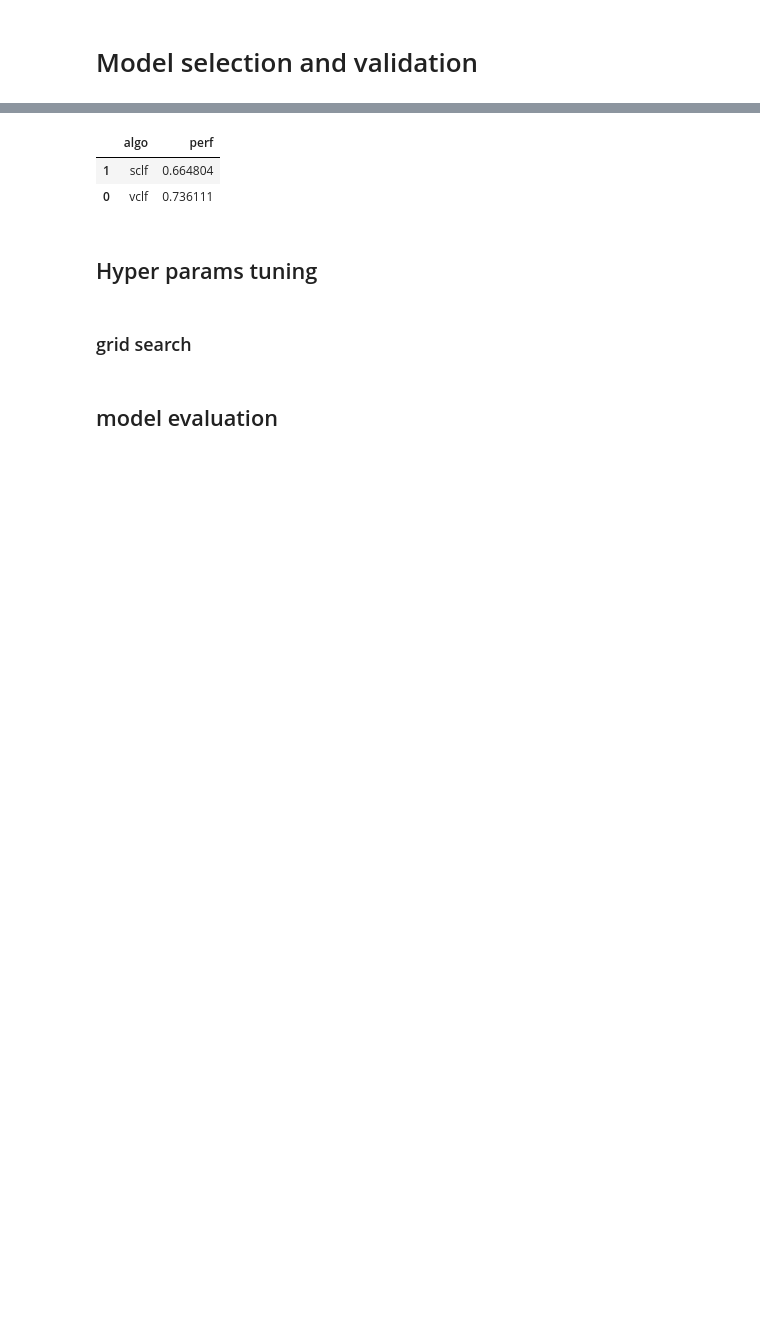
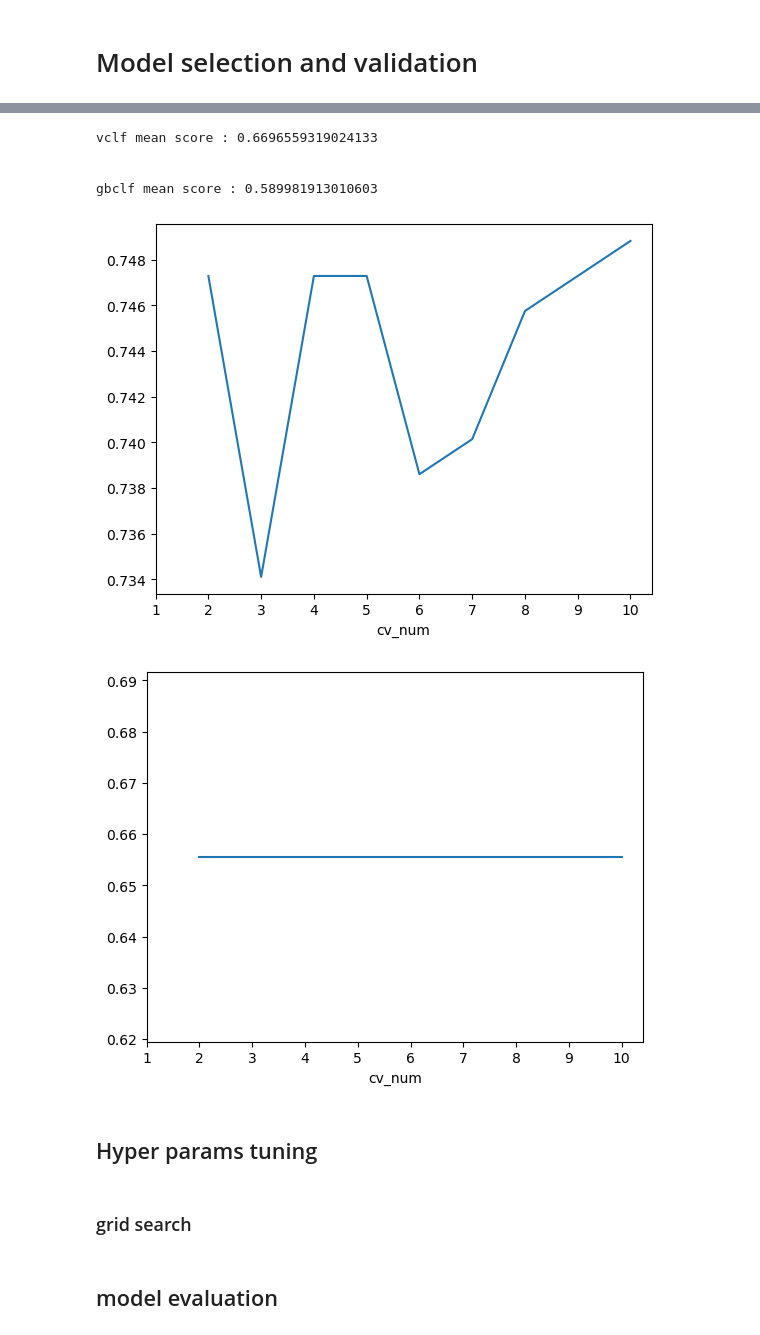
Before and after one commit to phenixMaster/ICR, a Jupyter notebook: icr-analysis-python.ipynb, the cells around one changed output, grey strips where cells are left out. Drawn from its saved outputs; the diff is of its cells as text; code cells hidden in the pictures; blank space fills up the shorter version.

```diff
--- a/icr-analysis-python.ipynb
+++ b/icr-analysis-python.ipynb
@@ -292,17 +332,23 @@ model_dict2 = {"vclf" : vclf,
 # %%
 # models selection with cross_val = 10
-perf1 = fitModel(model_dict = model_dict2,train_data = valid[num_var],y_train = valid["Class"],cv=2)
-perf1.iloc[-2:,:]
+#perf1 = fitModel(model_dict = model_dict2,train_data = valid[num_var],y_train = valid["Class"],cv=2)
+#perf1.iloc[-2:,:]
-# %% [output]
-|  | algo | perf |
-| 1 | sclf | 0.664804 |
-| 0 | vclf | 0.736111 |
 # %%
 # select hist based GB and stacked gen classifier
 model_dict3 = {
                "vclf": vclf,
                "gbclf": gbclf
               }
+# %%
+ modelValidationCurve(model_dict=model_dict3,
+                     train_data = train[num_var],y_train = train["Class"],cv = 10)
+# %% [output]
+vclf mean score : 0.6696559319024133
+
+
+gbclf mean score : 0.589981913010603
+[figure, added]
+[figure, added]
 # %% [markdown]
 ## Hyper params tuning
 # %%
```
Also changed, not shown: parts of 13 cells of this notebook.
